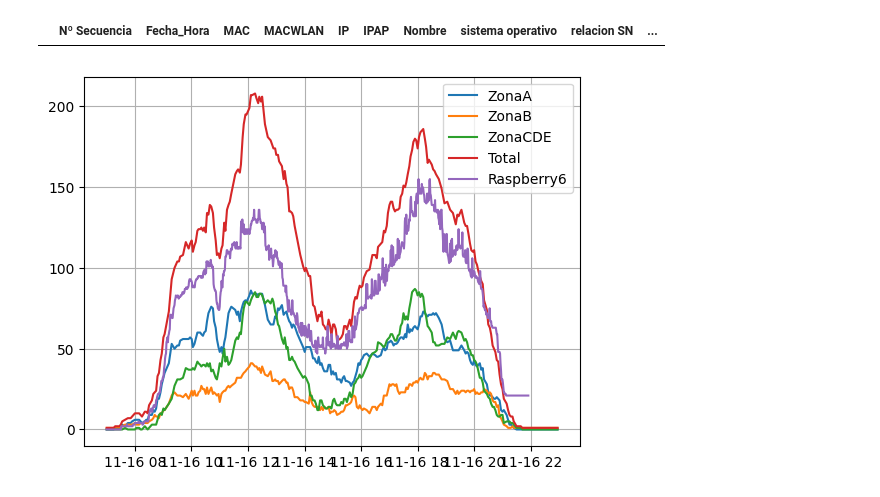
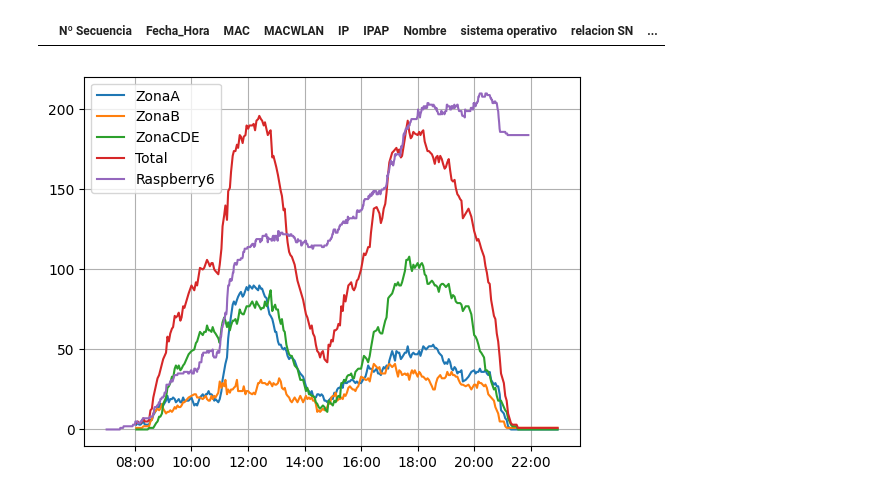
Before and after one commit to RosLD/CRAI-Servidor, a Jupyter notebook: python/eduroam_filter2.ipynb, the cells around one changed output. Saved outputs shown, nothing was run; the diff lists cells and outputs as text; code cells hidden in the pictures.

```diff
--- a/python/eduroam_filter2.ipynb
+++ b/python/eduroam_filter2.ipynb
@@ -95,38 +84,74 @@ datos_edu_A = datos_edu[datos_edu['IPAP'].isin(["192.168.89.182","192.168.89.249
 datos_edu_B = datos_edu[datos_edu['IPAP'].isin(["192.168.89.184","192.168.89.181"])]
 datos_edu_CDE = datos_edu[datos_edu['IPAP'].isin(["192.168.89.111","192.168.89.187","192.168.89.189"])]
 # %%
+import pandas as pd
+import time
+import sys
+import os
+import re
 import matplotlib.pyplot as plt
+import matplotlib
 
-fig, ax = plt.subplots()
+fecha = "01-11-2022"
+mes = 11
+anyo = 2022
+dia = 7
+ultimodia = 11
 
-datos_pc['Timestamp'] = datos_pc['Fecha'] + " " + datos_pc['Hora']
-datos_pc['Timestamp'] = pd.to_datetime(datos_pc['Timestamp'], dayfirst=True)
-datos_edu['Fecha_Hora'] = pd.to_datetime(datos_edu['Fecha_Hora'], dayfirst=True)
-
-datos_edu_A = datos_edu[datos_edu['IPAP'].isin(["192.168.89.182","192.168.89.249"])]
-datos_edu_B = datos_edu[datos_edu['IPAP'].isin(["192.168.89.184","192.168.89.181"])]
-datos_edu_CDE = datos_edu[datos_edu['IPAP'].isin(["192.168.89.111","192.168.89.187","192.168.89.189"])]
+while dia <= ultimodia:
 
 
-datos_edu_A = get_datagraph(datos_edu_A)
-ax.plot(datos_edu_A['Timestamp'],datos_edu_A['Ocupacion'])
-
-datos_edu_B = get_datagraph(datos_edu_B)
-ax.plot(datos_edu_B['Timestamp'],datos_edu_B['Ocupacion'])
-
-datos_edu_CDE = get_datagraph(datos_edu_CDE)
-ax.plot(datos_edu_CDE['Timestamp'],datos_edu_CDE['Ocupacion'])
-
-datos_edu = get_datagraph(datos_edu)
-ax.plot(datos_edu['Timestamp'],datos_edu['Ocupacion'])
 
 
-ax.plot(datos_pc['Timestamp'],datos_pc['Ocupacion'])
-ax.grid()
+
+    nombre_target = f"../csv/eduroam/Eduroam_{dia:02}{mes:02}{anyo}.csv"
+
+    datos_edu = pd.read_csv(nombre_target, sep=',',on_bad_lines="skip")
+
+    datos_pc = pd.read_csv(f"../csv/off/csv_offline_filter/pcount_filter_{anyo}-{mes:02}-{dia:02}.csv", sep=';',on_bad_lines="skip")
+
+    datos_edu = arreglo_df_Wifi_A(datos_edu)
+    aux = datos_edu
+    datos_edu.to_csv("../csv/eduroam/2022-11-08_eduroam.csv",index=False)
 
 
-ax.legend(['ZonaA','ZonaB','ZonaCDE','Total','Raspberry6'])
+    datos_edu_A = datos_edu[datos_edu['IPAP'].isin(["192.168.89.182","192.168.89.249"])]
+    datos_edu_B = datos_edu[datos_edu['IPAP'].isin(["192.168.89.184","192.168.89.181"])]
+    datos_edu_CDE = datos_edu[datos_edu['IPAP'].isin(["192.168.89.111","192.168.89.187","192.168.89.189"])]
 
-plt.savefig(f"../csv/graphs/{anyo}-{mes}-{dia}_PC-Edu.jpg")
+
+    fig, ax = plt.subplots()
+
+    datos_pc['Timestamp'] = datos_pc['Fecha'] + " " + datos_pc['Hora']
+    datos_pc['Timestamp'] = pd.to_datetime(datos_pc['Timestamp'], dayfirst=True)
+    datos_edu['Fecha_Hora'] = pd.to_datetime(datos_edu['Fecha_Hora'], dayfirst=True)
+
+    datos_edu_A = datos_edu[datos_edu['IPAP'].isin(["192.168.89.182","192.168.89.249"])]
+    datos_edu_B = datos_edu[datos_edu['IPAP'].isin(["192.168.89.184","192.168.89.181"])]
+    datos_edu_CDE = datos_edu[datos_edu['IPAP'].isin(["192.168.89.111","192.168.89.187","192.168.89.189"])]
+
+
+
+    datos_edu_A = get_datagraph(datos_edu_A)
+    ax.plot(datos_edu_A['Timestamp'],datos_edu_A['Ocupacion'])
+
+    datos_edu_B = get_datagraph(datos_edu_B)
+    ax.plot(datos_edu_B['Timestamp'],datos_edu_B['Ocupacion'])
+
+    datos_edu_CDE = get_datagraph(datos_edu_CDE)
+    ax.plot(datos_edu_CDE['Timestamp'],datos_edu_CDE['Ocupacion'])
+
+    datos_edu = get_datagraph(datos_edu)
+    ax.plot(datos_edu['Timestamp'],datos_edu['Ocupacion'])
+
+
+    ax.plot(datos_pc['Timestamp'],datos_pc['Ocupacion'])
+    ax.grid()
+
+    ax.xaxis.set_major_formatter(matplotlib.dates.DateFormatter('%H:%M'))
+    ax.legend(['ZonaA','ZonaB','ZonaCDE','Total','Raspberry6'])
+
+    plt.savefig(f"../csv/graphs/{anyo}-{mes}-{dia}_PC-Edu.jpg")
+    dia+=1
 # %% [output]
-[figure, old version]
+[figure, new version]
```
Also changed, not shown: parts of 8 cells of this notebook.
